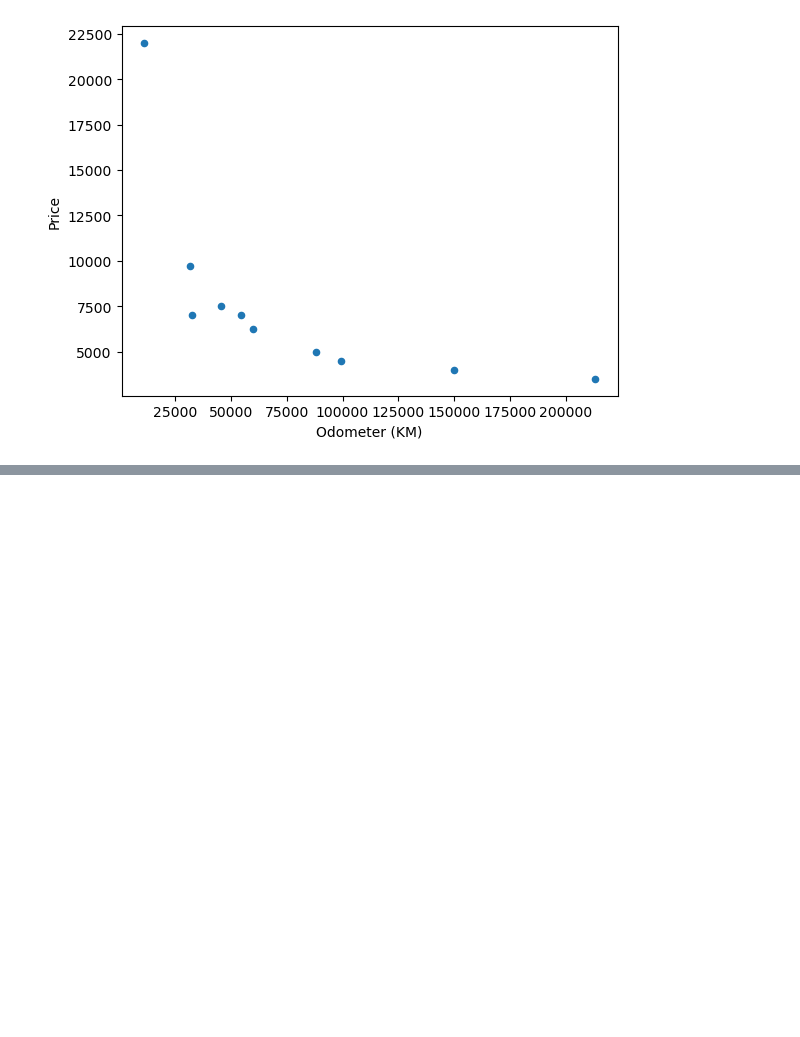
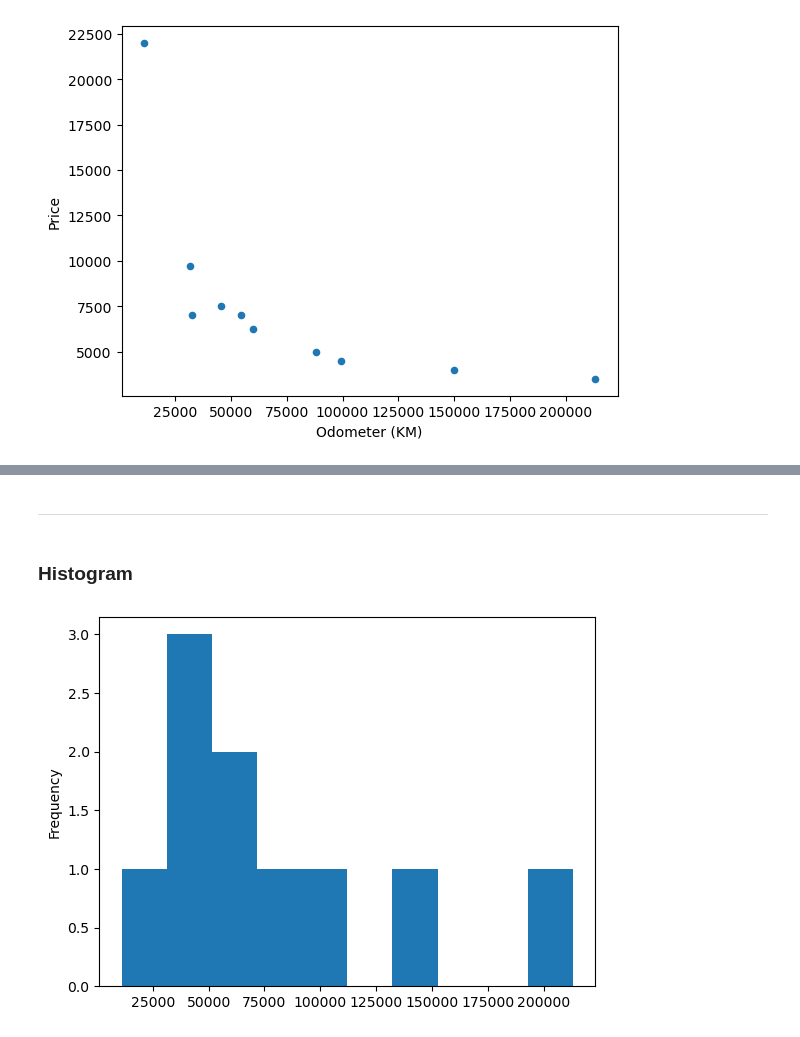
Before and after one commit to DevSen101/ML-Bootcamp, a Jupyter notebook: Matplotlib/Introduction-to-Matplotlib.ipynb, the cells around one changed output, grey strips where cells are left out. Cells and saved outputs as stored; diff of their text form; code cells hidden in the pictures; blank space fills up the shorter version.

```diff
--- a/Matplotlib/Introduction-to-Matplotlib.ipynb
+++ b/Matplotlib/Introduction-to-Matplotlib.ipynb
@@ -353,0 +407,8 @@ car_sales.plot(x="Odometer (KM)", y="Price", kind="scatter")
+# %% [markdown]
+------------------------------------------------------------------------------
+# %% [markdown]
+### Histogram
+# %%
+car_sales["Odometer (KM)"].plot.hist();
+# %% [output]
+[figure, added]
```
Also changed, not shown: parts of 12 cells of this notebook.
